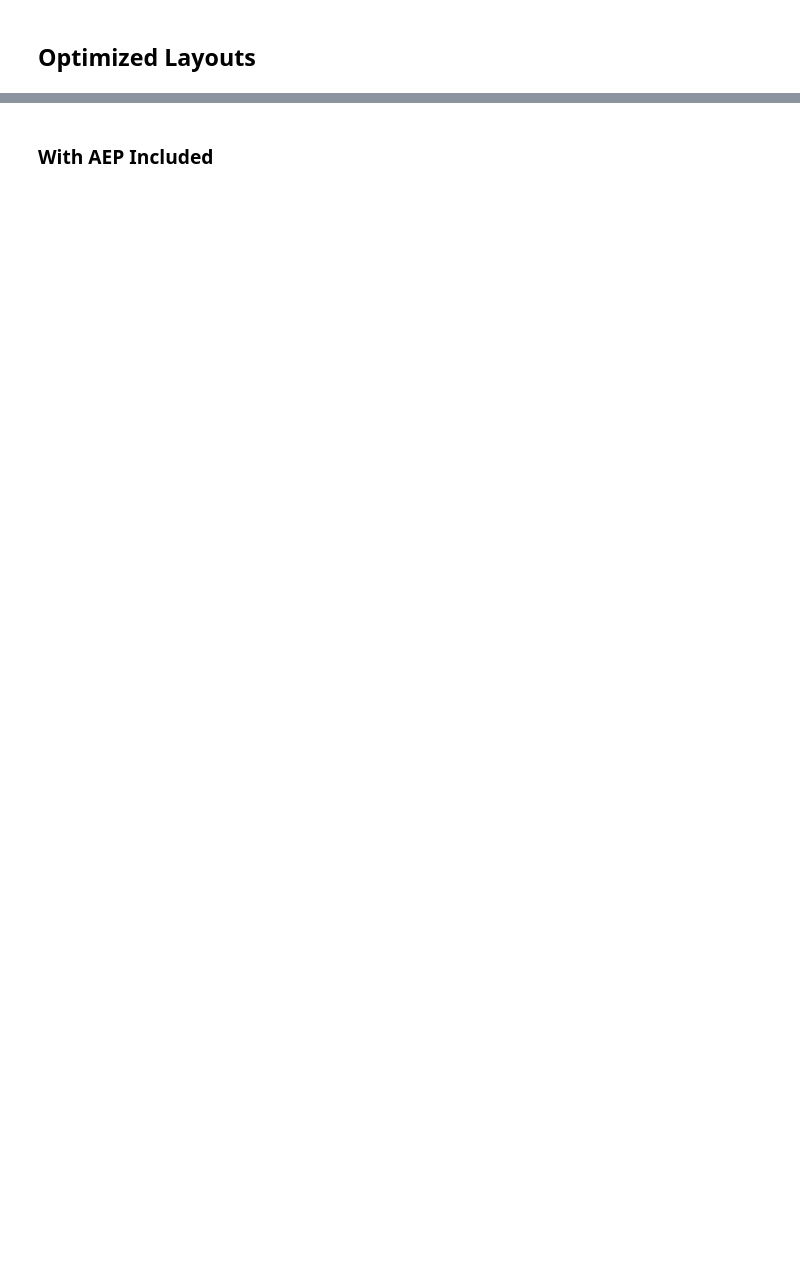
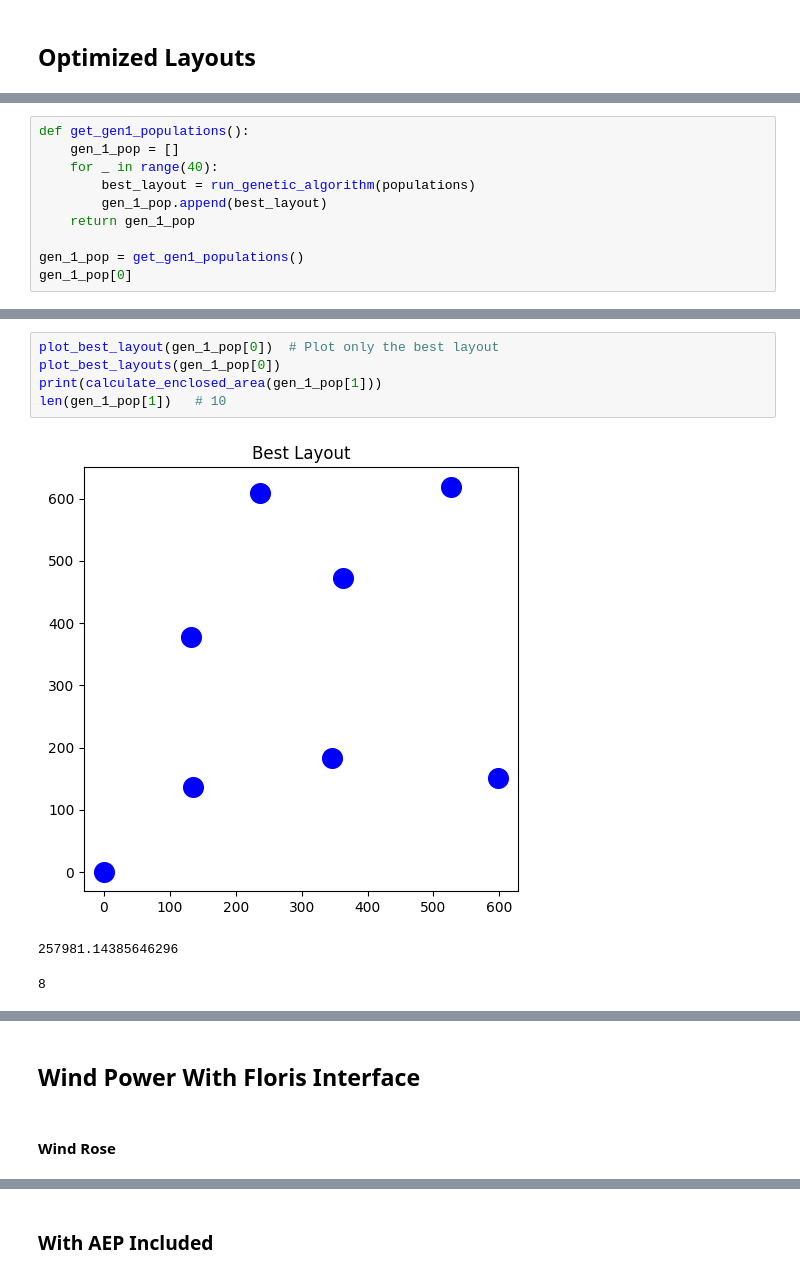
Before and after one commit to disi98/portfolio_website, a Jupyter notebook: genetic_a.ipynb, the cells around one changed output, grey strips where cells are left out. Saved outputs shown, nothing was run; the diff lists cells and outputs as text; blank space fills up the shorter version.

```diff
--- a/genetic_a.ipynb
+++ b/genetic_a.ipynb
@@ -362,0 +247,10 @@ len(best_layout)
+# %%
+def get_gen1_populations():
+    gen_1_pop = []
+    for _ in range(40):
+        best_layout = run_genetic_algorithm(populations)
+        gen_1_pop.append(best_layout)
+    return gen_1_pop
+
+gen_1_pop = get_gen1_populations()
+gen_1_pop[0]
@@ -362,0 +267,9 @@ len(best_layout)
+# %%
+plot_best_layout(gen_1_pop[0])  # Plot only the best layout
+plot_best_layouts(gen_1_pop[0])
+print(calculate_enclosed_area(gen_1_pop[1]))
+len(gen_1_pop[1])   # 10
+# %% [output]
+[figure, added]
+257981.14385646296
+8
@@ -362,0 +277,4 @@ len(best_layout)
+# %% [markdown]
+## Wind Power With Floris Interface
+# %% [markdown]
+#### Wind Rose
```
Also changed, not shown: parts of 25 cells of this notebook, 6 other files.
